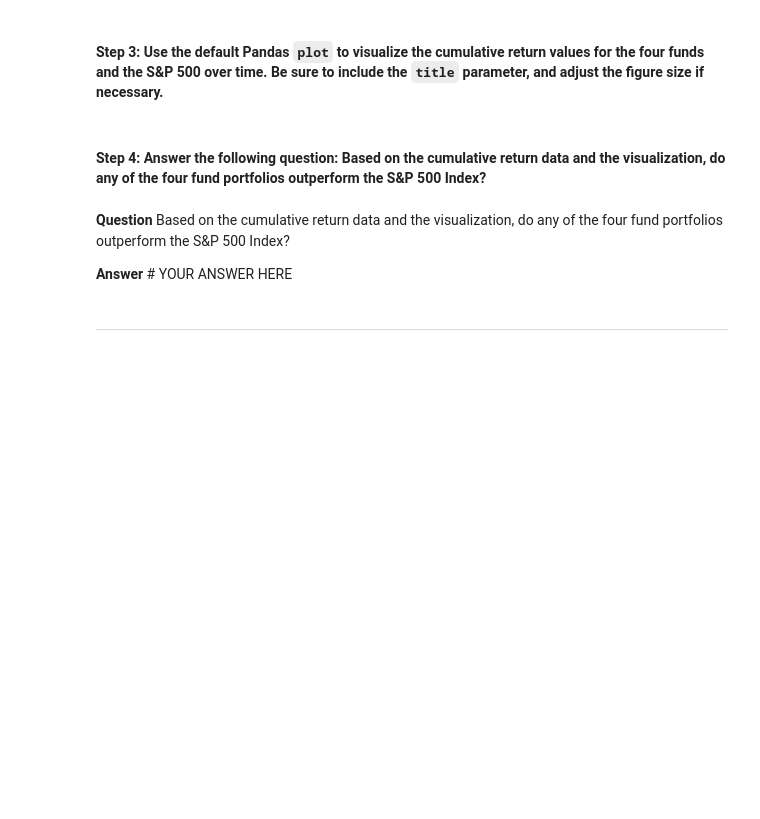
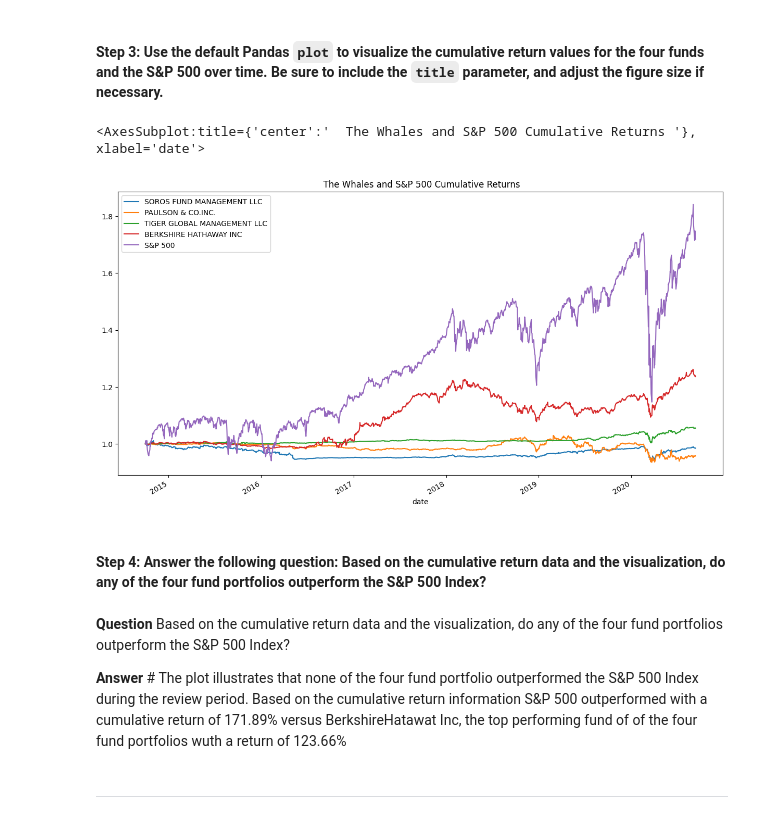
Before and after one commit to Abillu/ChallengeM4_Upload, a Jupyter notebook: risk_return_analysis.ipynb, the cells around one changed output. Drawn from its saved outputs; the diff is of its cells as text; code cells hidden in the pictures; blank space fills up the shorter version.

```diff
--- a/risk_return_analysis.ipynb
+++ b/risk_return_analysis.ipynb
@@ -162,4 +166,5 @@ Analyze the data to determine if any of the portfolios outperform the broader st
 # %%
 # Calculate and plot the cumulative returns of the 4 fund portfolios and the S&P 500
 # Review the last 5 rows of the cumulative returns DataFrame
-# YOUR CODE HERE
+cumulative_returns = (1 + daily_returns).cumprod()
+cumulative_returns.tail()
@@ -167,14 +180,18 @@ Analyze the data to determine if any of the portfolios outperform the broader st
 #### Step 3: Use the default Pandas `plot` to visualize the cumulative return values for the four funds and the S&P 500 over time. Be sure to include the `title` parameter, and adjust the figure size if necessary.
 # %%
 # Visualize the cumulative returns using the Pandas plot function
-# Include a title parameter and adjust the figure size
-# YOUR CODE HERE
+cumulative_returns.plot(
+    figsize=(15,8),
+    title="  The Whales and S&P 500 Cumulative Returns ")
+# %% [output]
+<AxesSubplot:title={'center':'  The Whales and S&P 500 Cumulative Returns '}, xlabel='date'>
+[figure, added]
 # %% [markdown]
 #### Step 4: Answer the following question: Based on the cumulative return data and the visualization, do any of the four fund portfolios outperform the S&P 500 Index?
 # %% [markdown]
 **Question** Based on the cumulative return data and the visualization, do any of the four fund portfolios outperform the S&P 500 Index?
 
-**Answer** # YOUR ANSWER HERE
+**Answer** #  The plot illustrates that none of the four fund portfolio outperformed the S&P 500 Index during the review period. Based on the cumulative return information S&P 500 outperformed  with a cumulative return of 171.89%  versus BerkshireHatawat Inc, the top performing fund of of the four fund portfolios wuth a return of 123.66%
 # %% [markdown]
 ---
 # %% [markdown]
```
Also changed, not shown: parts of 17 cells of this notebook.
